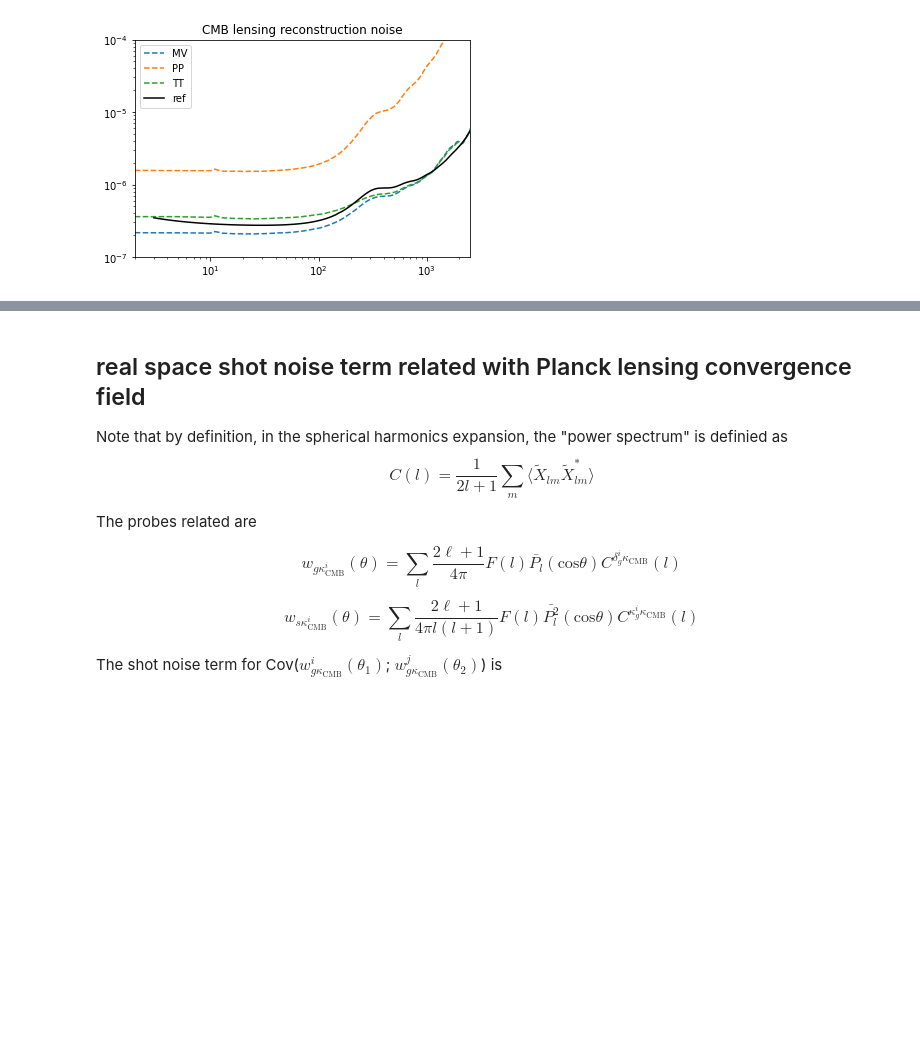
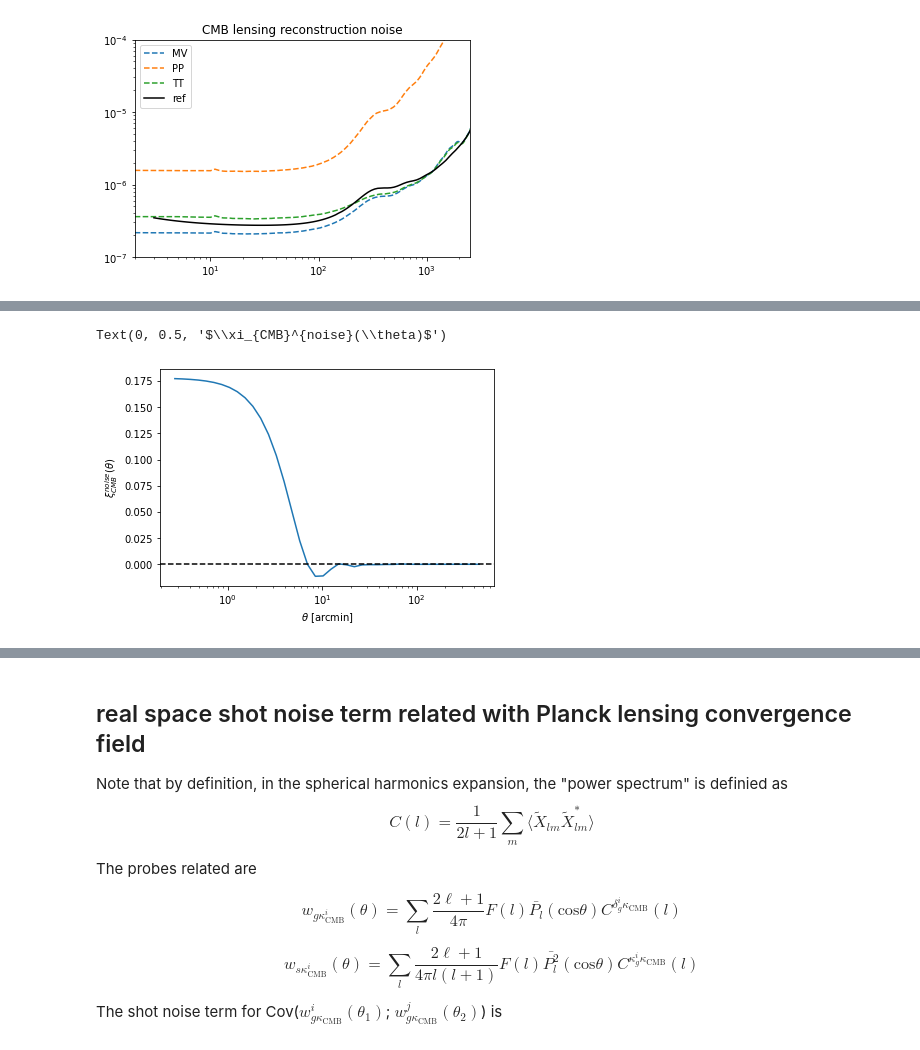
Before and after one commit to CosmoLike/DESxPlanck, a Jupyter notebook: notebooks/CMBLensingNoise.ipynb, the cells around one changed output, grey strips where cells are left out. Saved outputs shown, nothing was run; the diff lists cells and outputs as text; code cells hidden in the pictures; blank space fills up the shorter version.

```diff
--- a/notebooks/CMBLensingNoise.ipynb
+++ b/notebooks/CMBLensingNoise.ipynb
@@ -249,0 +253,22 @@ plt.show()
+# %%
+# how the lensing noise looks like in real space
+theta_edges = np.logspace(np.log10(0.25), np.log10(500.),num=41, endpoint=True)/60./180.*np.pi
+theta_mean = (theta_edges[1:]**3 - theta_edges[:-1]**3)/(theta_edges[1:]**2 - theta_edges[:-1]**2) * 2./3.
+from scipy.special import lpn
+Ncmb_thetas = np.zeros(40)
+for i in range(40):
+    LMAX = nlkk_MV.shape[0]
+    Ncmb_thetas[i] = np.sum(
+        lpn(LMAX-1,np.cos(theta_mean[i]))[0]*\
+        (2.*nlkk_MV[:,0]+1)/(4.*np.pi) * nlkk_MV[:,1] *\
+        np.array([GaussianBeam(7/60/180*np.pi, l, 40, 2999)**2 for l in nlkk_MV[:,0]])
+    )
+# %%
+plt.semilogx(theta_mean/np.pi*180*60, Ncmb_thetas)
+#plt.ylim([-0.01,0.01])
+plt.axhline(0, ls='--', color='k')
+plt.xlabel(r'$\theta$ [arcmin]')
+plt.ylabel(r'$\xi_{CMB}^{noise}(\theta)$')
+# %% [output]
+Text(0, 0.5, '$\\xi_{CMB}^{noise}(\\theta)$')
+[figure, added]
```
Also changed, not shown: parts of 8 cells of this notebook, 5 other files.
